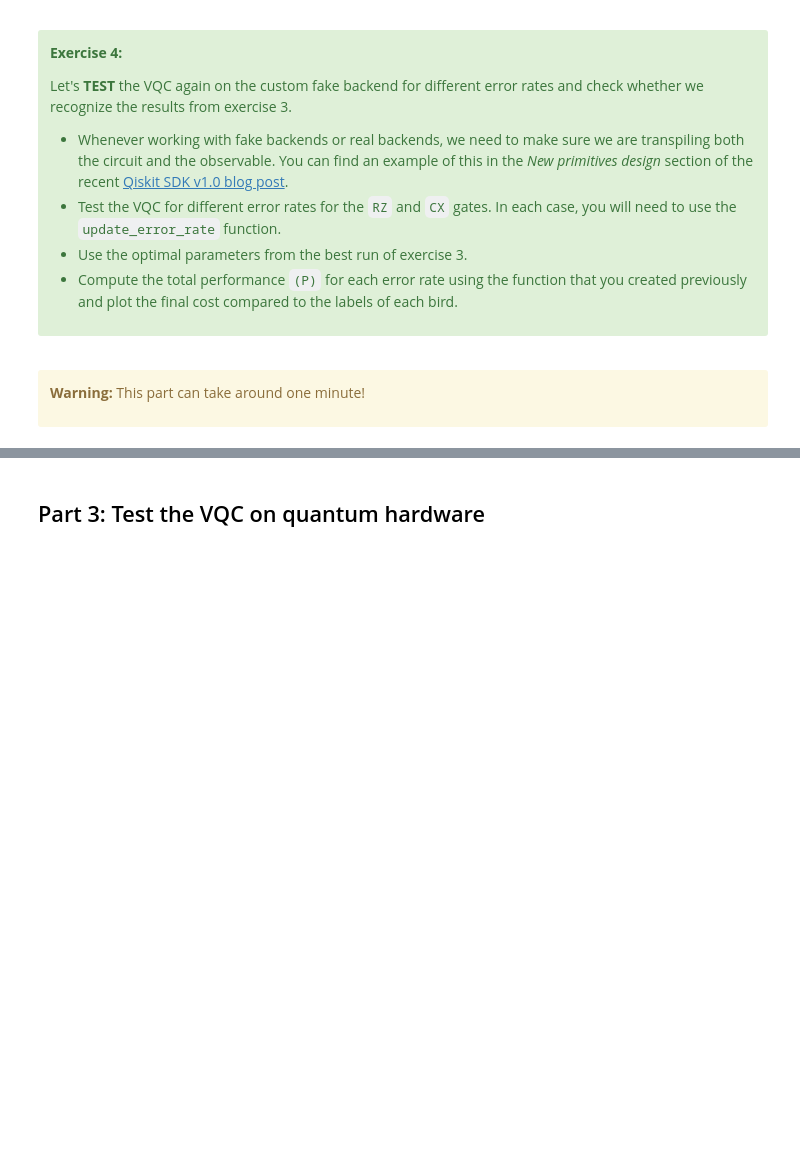
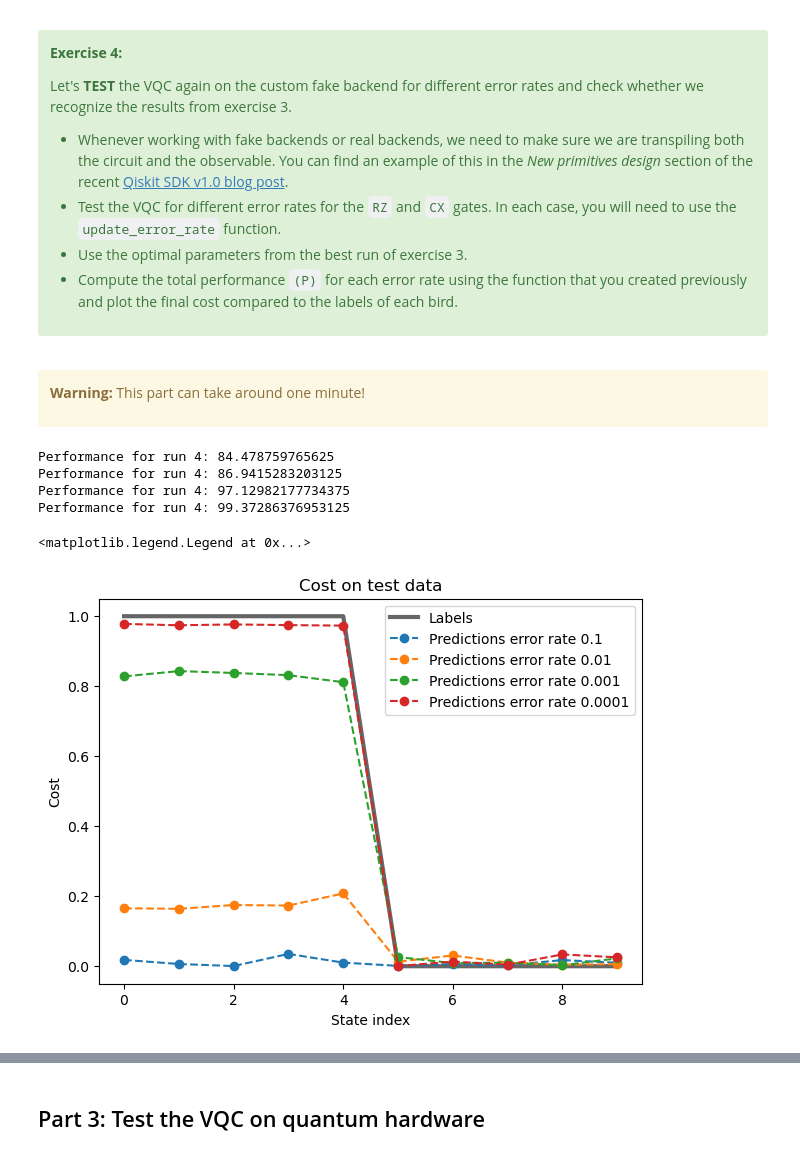
Before and after one commit to qiskit-community/ibm-quantum-challenge-2024, a Jupyter notebook: content/lab_4/lab-4.ipynb, the cells around one changed output, grey strips where cells are left out. Drawn from its saved outputs; the diff is of its cells as text; code cells hidden in the pictures; blank space fills up the shorter version.

```diff
--- a/content/lab_4/lab-4.ipynb
+++ b/content/lab_4/lab-4.ipynb
@@ -371,6 +438,22 @@ def test_VQC(list_coefficients, list_labels, ansatz, obs, opt_params, estimator,
     """
     ### Write your code below here ###
 
+    results_test = []
+
+    for coefficients, label in zip(list_coefficients, list_labels):
+
+        test_circuit = ansatz.copy()
+        test_circuit.initialize(coefficients)
+        classifier = test_circuit.compose(ansatz)
+
+        transpiled_classifier = pm.run(classifier)
+        transpiled_obs = obs.apply_layout(layout = transpiled_classifier.layout)
+
+        pub = (transpiled_classifier, transpiled_obs, opt_params)
+        job = estimator.run([pub])
+
+        result = np.abs(job.result()[0].data.evs)
+        results_test.append(result)
 
 
 
@@ -390,8 +473,17 @@ def compute_performance(result_list, list_labels):
     """
     ### Write your code below here ###
 
-
+    performance = 100* (1 - sum(np.abs(result - label) for result, label in zip(result_list, list_labels))/ (2** num_qubits))
 
 
     ### Don't change any code past this line ###
     return performance
+# %%
+results_test = test_VQC(list_coefficients, list_labels, ansatz, obs, opt_params, estimator, pm)
+perf = []
+for index in range(len(res_list)):
+    opt_params = res_list[index].x
+    results_test = test_VQC(list_coefficients, list_labels, ansatz, obs, opt_params, estimator, pm)
+    perf.append(compute_performance(results_test, list_labels))
+print(perf)
+print(perf.index(np.max(perf)))
@@ -413,4 +516,4 @@ ax.legend()
 # %%
 # Submit your answer using following code
-best_result_index = # Choose the index with the best result
+best_result_index =perf.index(np.max(perf)) # Choose the index with the best result
 grade_lab4_ex3(res_list[best_result_index]) # Expected result type: OptimizeResult
@@ -513,31 +620,45 @@ Let's **TEST** the VQC again on the custom fake backend for different error rate
 # %%
 fig, ax = plt.subplots(1, 1, figsize=(7,5))
 ax.set_title('Cost on test data')
 ax.set_ylabel('Cost')
 ax.set_xlabel('State index')
 ax.plot(list_labels, 'k-', linewidth=3, alpha=0.6, label='Labels')
 
 error_rate_list = [1e-1, 1e-2, 1e-3, 1e-4]
 
 fake_backend = GenericBackendV2(
     num_qubits=5,
     basis_gates=["id", "rz", "sx", "x", "cx"]
   )
 
 for error_rate_value in error_rate_list:
 
-    update_error_rate # Add your code here
+    update_error_rate(fake_backend, error_rates = {
+      "default_duration": 1e-8,
+      "rz_error": error_rate_value,
+      "x_error": 1e-8,
+      "sx_error": 1e-8,
+      "measure_error": 1e-8,
+      "cx_error": error_rate_value
+    }) # Add your code here
 
-    estimator = # Add your code here
-    pm = # Add your code here
+    estimator = Estimator(backend= fake_backend) # Add your code here
+    pm = generate_preset_pass_manager(backend= fake_backend, optimization_level=3, seed_transpiler=0) # Add your code here
 
-    opt_params = # Add your code here
+    opt_params = res_list[best_result_index].x # Add your code here
     results_test = test_VQC(list_coefficients, list_labels, ansatz, obs, opt_params, estimator, pm)
 
     print(f"Performance for run {index}: {compute_performance(results_test, list_labels)}")
     ax.plot(results_test, 'o--', label='Predictions error rate '+str(error_rate_value))
 
 ax.legend()
+# %% [output]
+Performance for run 4: 84.478759765625
+Performance for run 4: 86.9415283203125
+Performance for run 4: 97.12982177734375
+Performance for run 4: 99.37286376953125
+<matplotlib.legend.Legend at 0x...>
+[figure, added]
 # %%
 # Submit your answer using following code
 grade_lab4_ex4(fake_backend) # Expected answer type: BackendV2
```
Also changed, not shown: parts of 32 cells of this notebook, 9 other files.
